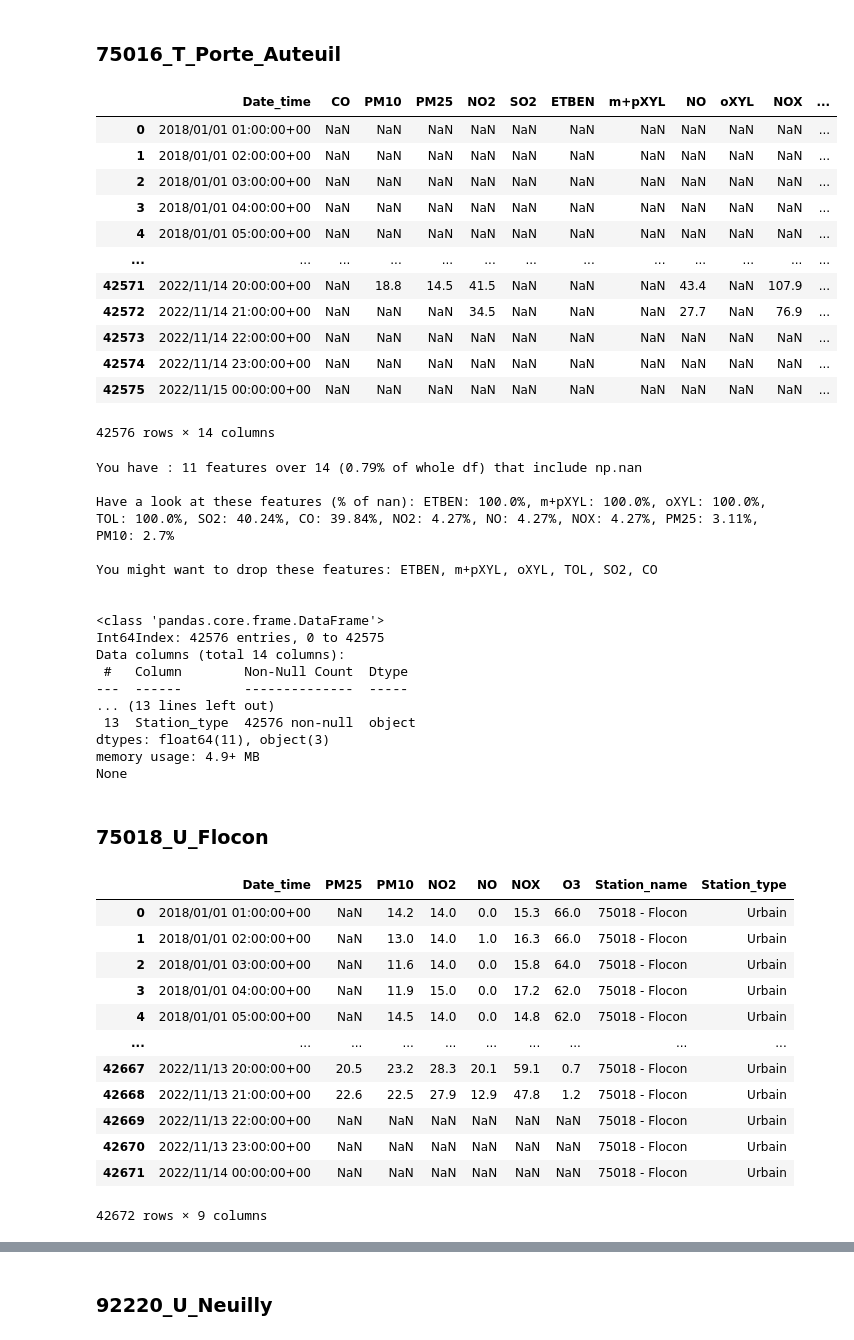
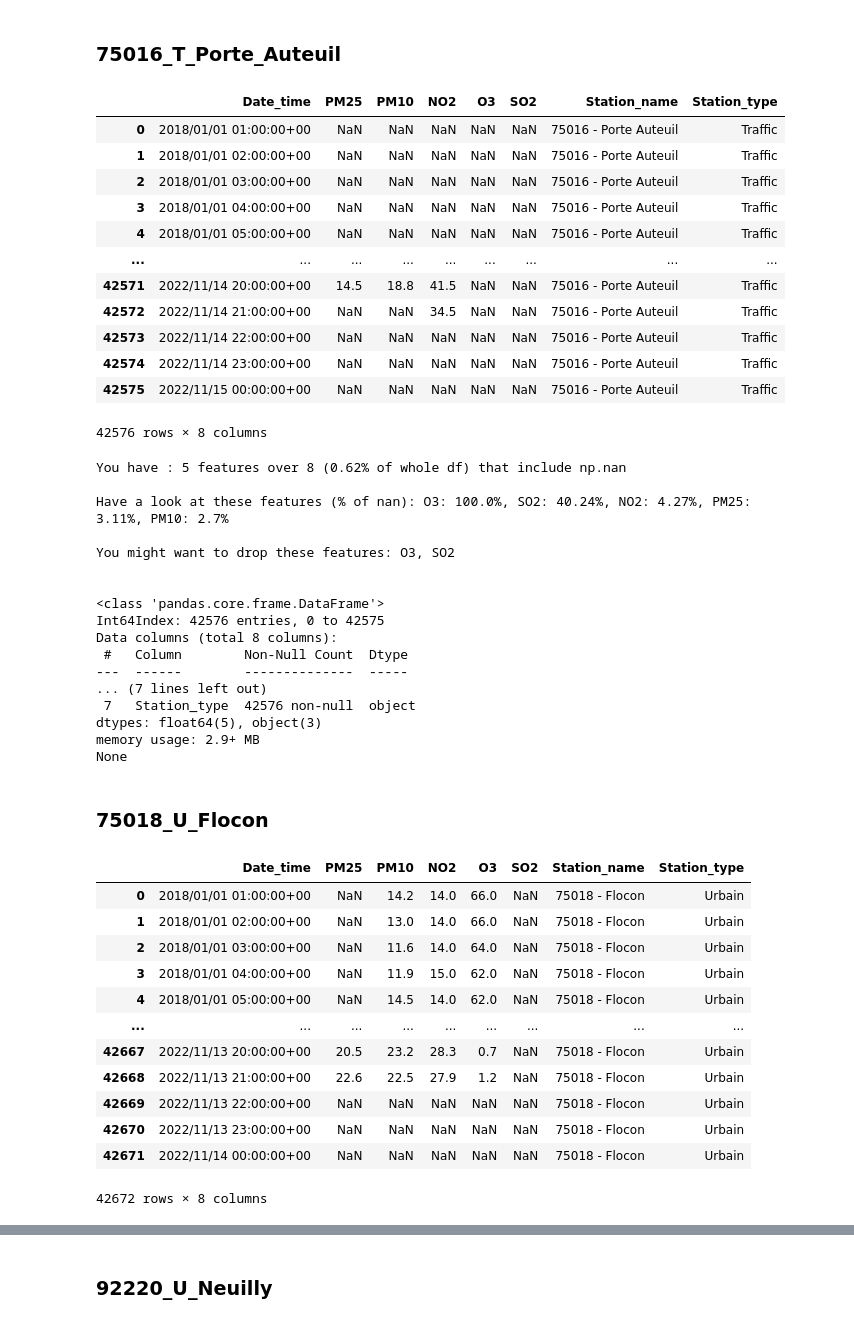
Before and after one commit to TheLab75/ParisDeepAirProject, a Jupyter notebook: notebooks/Louis_pollution1_data_exploration.ipynb, the cells around one changed output, grey strips where cells are left out. Saved outputs shown, nothing was run; the diff lists cells and outputs as text; code cells hidden in the pictures.

Commit message:
Notebooks for data exploration & start the preprocessing

```diff
--- a/notebooks/Louis_PDAP_data_exploration.ipynb
+++ b/notebooks/Louis_pollution1_data_exploration.ipynb
@@ -1191,33 +1261,36 @@ base.to_csv(f"{LOCAL_DATA_PATH_pollution_merged}/75016_T_Porte_Auteuil.csv")
 # %%
 PA75016 = pd.read_csv(f"{LOCAL_DATA_PATH_pollution_merged}/75016_T_Porte_Auteuil.csv", index_col=0).copy()
 PA75016 = PA75016.rename(columns={
     "index":"Date_time",
     "AUT:CO":"CO",
     "AUT:PM10":"PM10",
     "AUT:PM25":"PM25",
     "AUT:NO2":"NO2",
     "AUT:SO2":"SO2",
     "AUT:ETBEN":"ETBEN",
     "AUT:m+pXYL":"m+pXYL",
     "AUT:NO":"NO",
     "AUT:oXYL":"oXYL",
     "AUT:NOX":"NOX",
     "AUT:TOL":"TOL",
     "Station_name":"Station_name",
     "Station_type":"Station_type"}, errors="raise")
+PA75016 = PA75016.drop(columns=['CO', 'NO', 'NOX', 'ETBEN', 'm+pXYL', 'oXYL', 'TOL'])
+PA75016['O3'] = float('NaN')
+PA75016 = PA75016[['Date_time', 'PM25', 'PM10', 'NO2', 'O3', 'SO2', 'Station_name', 'Station_type']]
 PA75016
 # %% [output]
-|  | Date_time | CO | PM10 | PM25 | NO2 | SO2 | ETBEN | m+pXYL | NO | oXYL | NOX | ... |
-| 0 | 2018/01/01 01:00:00+00 | NaN | NaN | NaN | NaN | NaN | NaN | NaN | NaN | NaN | NaN | ... |
-| 1 | 2018/01/01 02:00:00+00 | NaN | NaN | NaN | NaN | NaN | NaN | NaN | NaN | NaN | NaN | ... |
-| 2 | 2018/01/01 03:00:00+00 | NaN | NaN | NaN | NaN | NaN | NaN | NaN | NaN | NaN | NaN | ... |
-| 3 | 2018/01/01 04:00:00+00 | NaN | NaN | NaN | NaN | NaN | NaN | NaN | NaN | NaN | NaN | ... |
-| 4 | 2018/01/01 05:00:00+00 | NaN | NaN | NaN | NaN | NaN | NaN | NaN | NaN | NaN | NaN | ... |
-| ... | ... | ... | ... | ... | ... | ... | ... | ... | ... | ... | ... | ... |
-| 42571 | 2022/11/14 20:00:00+00 | NaN | 18.8 | 14.5 | 41.5 | NaN | NaN | NaN | 43.4 | NaN | 107.9 | ... |
-| 42572 | 2022/11/14 21:00:00+00 | NaN | NaN | NaN | 34.5 | NaN | NaN | NaN | 27.7 | NaN | 76.9 | ... |
-| 42573 | 2022/11/14 22:00:00+00 | NaN | NaN | NaN | NaN | NaN | NaN | NaN | NaN | NaN | NaN | ... |
-| 42574 | 2022/11/14 23:00:00+00 | NaN | NaN | NaN | NaN | NaN | NaN | NaN | NaN | NaN | NaN | ... |
-| 42575 | 2022/11/15 00:00:00+00 | NaN | NaN | NaN | NaN | NaN | NaN | NaN | NaN | NaN | NaN | ... |
+|  | Date_time | PM25 | PM10 | NO2 | O3 | SO2 | Station_name | Station_type |
+| 0 | 2018/01/01 01:00:00+00 | NaN | NaN | NaN | NaN | NaN | 75016 - Porte Auteuil | Traffic |
+| 1 | 2018/01/01 02:00:00+00 | NaN | NaN | NaN | NaN | NaN | 75016 - Porte Auteuil | Traffic |
+| 2 | 2018/01/01 03:00:00+00 | NaN | NaN | NaN | NaN | NaN | 75016 - Porte Auteuil | Traffic |
+| 3 | 2018/01/01 04:00:00+00 | NaN | NaN | NaN | NaN | NaN | 75016 - Porte Auteuil | Traffic |
+| 4 | 2018/01/01 05:00:00+00 | NaN | NaN | NaN | NaN | NaN | 75016 - Porte Auteuil | Traffic |
+| ... | ... | ... | ... | ... | ... | ... | ... | ... |
+| 42571 | 2022/11/14 20:00:00+00 | 14.5 | 18.8 | 41.5 | NaN | NaN | 75016 - Porte Auteuil | Traffic |
+| 42572 | 2022/11/14 21:00:00+00 | NaN | NaN | 34.5 | NaN | NaN | 75016 - Porte Auteuil | Traffic |
+| 42573 | 2022/11/14 22:00:00+00 | NaN | NaN | NaN | NaN | NaN | 75016 - Porte Auteuil | Traffic |
+| 42574 | 2022/11/14 23:00:00+00 | NaN | NaN | NaN | NaN | NaN | 75016 - Porte Auteuil | Traffic |
+| 42575 | 2022/11/15 00:00:00+00 | NaN | NaN | NaN | NaN | NaN | 75016 - Porte Auteuil | Traffic |
-42576 rows × 14 columns
+42576 rows × 8 columns
 # %%
@@ -1225,22 +1298,22 @@ PA75016.to_csv(f"{LOCAL_DATA_PATH_pollution_processed}/PA75016.csv")
 # %%
 quick_check2(PA75016,"NO2")
 # %% [output]
-You have : 11 features over 14 (0.79% of whole df) that include np.nan
+You have : 5 features over 8 (0.62% of whole df) that include np.nan
 
-Have a look at these features (% of nan): ETBEN: 100.0%, m+pXYL: 100.0%, oXYL: 100.0%, TOL: 100.0%, SO2: 40.24%, CO: 39.84%, NO2: 4.27%, NO: 4.27%, NOX: 4.27%, PM25: 3.11%, PM10: 2.7%
+Have a look at these features (% of nan): O3: 100.0%, SO2: 40.24%, NO2: 4.27%, PM25: 3.11%, PM10: 2.7%
 
-You might want to drop these features: ETBEN, m+pXYL, oXYL, TOL, SO2, CO
+You might want to drop these features: O3, SO2
 
 
 <class 'pandas.core.frame.DataFrame'>
 Int64Index: 42576 entries, 0 to 42575
-Data columns (total 14 columns):
+Data columns (total 8 columns):
  #   Column        Non-Null Count  Dtype
 ---  ------        --------------  -----
-... (13 lines left out)
- 13  Station_type  42576 non-null  object
-dtypes: float64(11), object(3)
-memory usage: 4.9+ MB
+... (7 lines left out)
+ 7   Station_type  42576 non-null  object
+dtypes: float64(5), object(3)
+memory usage: 2.9+ MB
 None
 # %% [markdown]
 ### 75018_U_Flocon
@@ -1278,19 +1351,22 @@ PA75018 = PA75018.rename(columns={
     "Station_name":"Station_name",
     "Station_type":"Station_type"}, errors="raise")
 PA75018 = PA75018.iloc[:, [0, 8, 1, 2, 3, 4, 5, 6, 7]]
+PA75018 = PA75018.drop(columns=['NO', 'NOX'])
+PA75018['SO2'] = float('NaN')
+PA75018 = PA75018[['Date_time', 'PM25', 'PM10', 'NO2', 'O3', 'SO2', 'Station_name', 'Station_type']]
 PA75018
 # %% [output]
-|  | Date_time | PM25 | PM10 | NO2 | NO | NOX | O3 | Station_name | Station_type |
-| 0 | 2018/01/01 01:00:00+00 | NaN | 14.2 | 14.0 | 0.0 | 15.3 | 66.0 | 75018 - Flocon | Urbain |
-| 1 | 2018/01/01 02:00:00+00 | NaN | 13.0 | 14.0 | 1.0 | 16.3 | 66.0 | 75018 - Flocon | Urbain |
-| 2 | 2018/01/01 03:00:00+00 | NaN | 11.6 | 14.0 | 0.0 | 15.8 | 64.0 | 75018 - Flocon | Urbain |
-| 3 | 2018/01/01 04:00:00+00 | NaN | 11.9 | 15.0 | 0.0 | 17.2 | 62.0 | 75018 - Flocon | Urbain |
-| 4 | 2018/01/01 05:00:00+00 | NaN | 14.5 | 14.0 | 0.0 | 14.8 | 62.0 | 75018 - Flocon | Urbain |
-| ... | ... | ... | ... | ... | ... | ... | ... | ... | ... |
-| 42667 | 2022/11/13 20:00:00+00 | 20.5 | 23.2 | 28.3 | 20.1 | 59.1 | 0.7 | 75018 - Flocon | Urbain |
-| 42668 | 2022/11/13 21:00:00+00 | 22.6 | 22.5 | 27.9 | 12.9 | 47.8 | 1.2 | 75018 - Flocon | Urbain |
-| 42669 | 2022/11/13 22:00:00+00 | NaN | NaN | NaN | NaN | NaN | NaN | 75018 - Flocon | Urbain |
-| 42670 | 2022/11/13 23:00:00+00 | NaN | NaN | NaN | NaN | NaN | NaN | 75018 - Flocon | Urbain |
-| 42671 | 2022/11/14 00:00:00+00 | NaN | NaN | NaN | NaN | NaN | NaN | 75018 - Flocon | Urbain |
+|  | Date_time | PM25 | PM10 | NO2 | O3 | SO2 | Station_name | Station_type |
+| 0 | 2018/01/01 01:00:00+00 | NaN | 14.2 | 14.0 | 66.0 | NaN | 75018 - Flocon | Urbain |
+| 1 | 2018/01/01 02:00:00+00 | NaN | 13.0 | 14.0 | 66.0 | NaN | 75018 - Flocon | Urbain |
+| 2 | 2018/01/01 03:00:00+00 | NaN | 11.6 | 14.0 | 64.0 | NaN | 75018 - Flocon | Urbain |
+| 3 | 2018/01/01 04:00:00+00 | NaN | 11.9 | 15.0 | 62.0 | NaN | 75018 - Flocon | Urbain |
+| 4 | 2018/01/01 05:00:00+00 | NaN | 14.5 | 14.0 | 62.0 | NaN | 75018 - Flocon | Urbain |
+| ... | ... | ... | ... | ... | ... | ... | ... | ... |
+| 42667 | 2022/11/13 20:00:00+00 | 20.5 | 23.2 | 28.3 | 0.7 | NaN | 75018 - Flocon | Urbain |
+| 42668 | 2022/11/13 21:00:00+00 | 22.6 | 22.5 | 27.9 | 1.2 | NaN | 75018 - Flocon | Urbain |
+| 42669 | 2022/11/13 22:00:00+00 | NaN | NaN | NaN | NaN | NaN | 75018 - Flocon | Urbain |
+| 42670 | 2022/11/13 23:00:00+00 | NaN | NaN | NaN | NaN | NaN | 75018 - Flocon | Urbain |
+| 42671 | 2022/11/14 00:00:00+00 | NaN | NaN | NaN | NaN | NaN | 75018 - Flocon | Urbain |
-42672 rows × 9 columns
+42672 rows × 8 columns
 # %%
```
Also changed, not shown: parts of 58 cells of this notebook, 4 other files.
